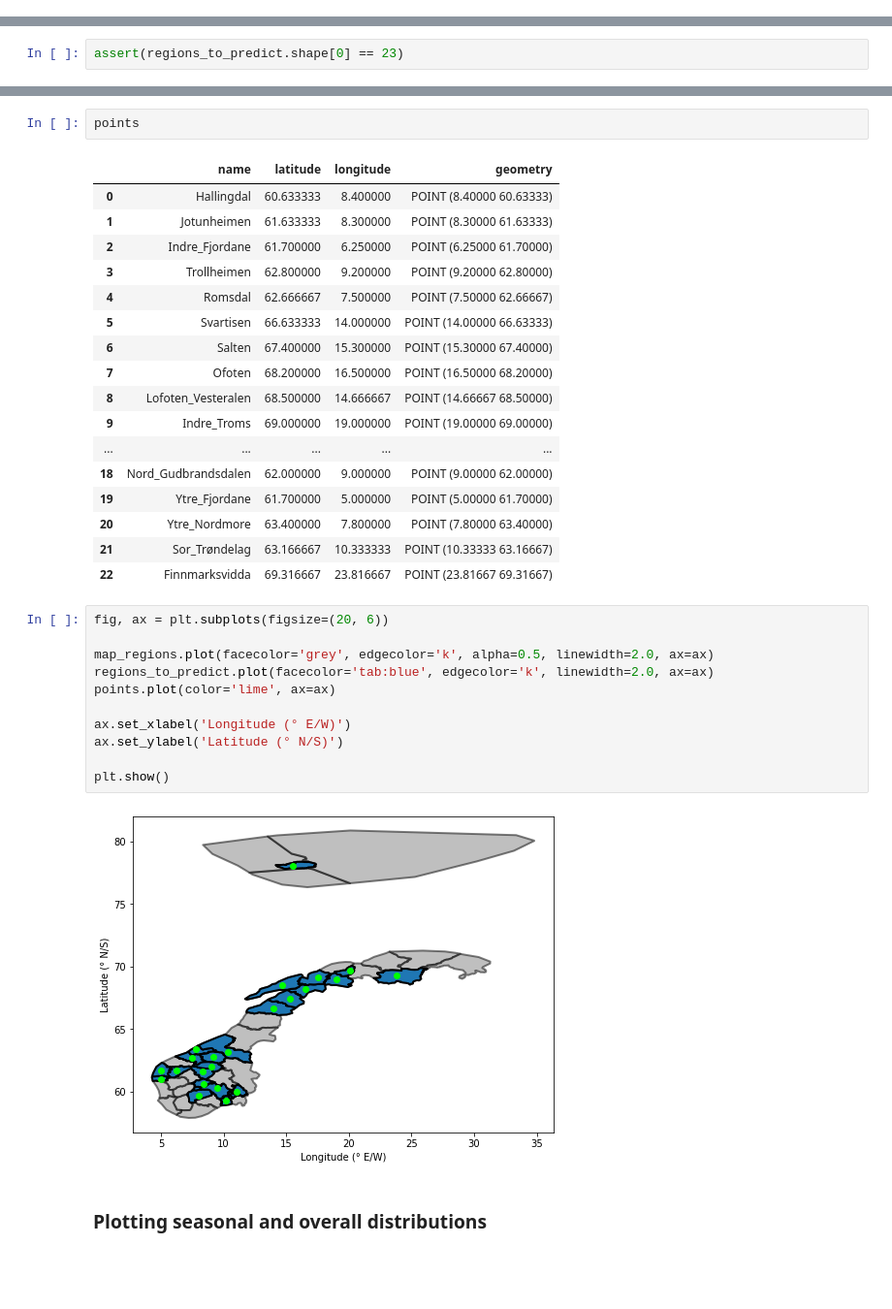
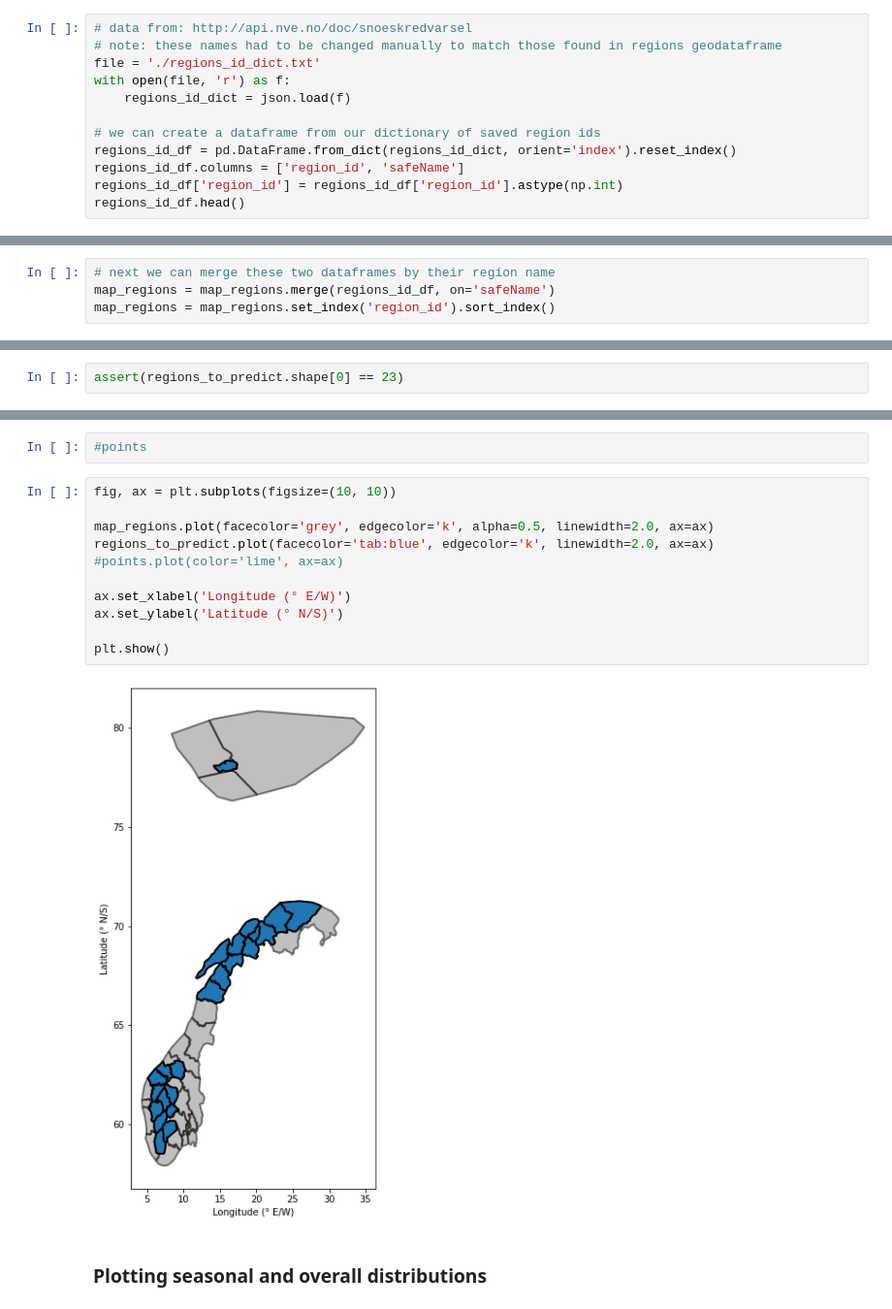
Before and after one commit to NVE/avalanche_ml, a Jupyter notebook: notebooks/analysis/0_distributions.ipynb, the cells around one changed output, grey strips where cells are left out. Shown at 97% size. Cells and saved outputs as stored; diff of their text form; blank space fills up the shorter version.

Commit message:
adding region id dictionary
fixed region id mapping with dictionary, now spatial plots are correct

```diff
--- a/notebooks/analysis/0_distributions.ipynb
+++ b/notebooks/analysis/0_distributions.ipynb
@@ -672,0 +669,12 @@ map_regions.index = new_index
+# %%
+# data from: http://api.nve.no/doc/snoeskredvarsel
+# note: these names had to be changed manually to match those found in regions geodataframe
+file = './regions_id_dict.txt'
+with open(file, 'r') as f:
+    regions_id_dict = json.load(f)
+
+# we can create a dataframe from our dictionary of saved region ids
+regions_id_df = pd.DataFrame.from_dict(regions_id_dict, orient='index').reset_index()
+regions_id_df.columns = ['region_id', 'safeName']
+regions_id_df['region_id'] = regions_id_df['region_id'].astype(np.int)
+regions_id_df.head()
@@ -673,3 +699,7 @@ map_regions.index = new_index
+# %%
+# next we can merge these two dataframes by their region name
+map_regions = map_regions.merge(regions_id_df, on='safeName')
+map_regions = map_regions.set_index('region_id').sort_index()
 # %%
 regions_to_predict = map_regions.loc[regions_list_sub]
 regions_to_predict
@@ -716,36 +753,18 @@ points = gpd.GeoDataFrame(
-# %%
-points
-# %% [output]
-|  | name | latitude | longitude | geometry |
-| 0 | Hallingdal | 60.633333 | 8.400000 | POINT (8.40000 60.63333) |
-| 1 | Jotunheimen | 61.633333 | 8.300000 | POINT (8.30000 61.63333) |
-| 2 | Indre_Fjordane | 61.700000 | 6.250000 | POINT (6.25000 61.70000) |
-| 3 | Trollheimen | 62.800000 | 9.200000 | POINT (9.20000 62.80000) |
-| 4 | Romsdal | 62.666667 | 7.500000 | POINT (7.50000 62.66667) |
-| 5 | Svartisen | 66.633333 | 14.000000 | POINT (14.00000 66.63333) |
-| 6 | Salten | 67.400000 | 15.300000 | POINT (15.30000 67.40000) |
-| 7 | Ofoten | 68.200000 | 16.500000 | POINT (16.50000 68.20000) |
-| 8 | Lofoten_Vesteralen | 68.500000 | 14.666667 | POINT (14.66667 68.50000) |
-| 9 | Indre_Troms | 69.000000 | 19.000000 | POINT (19.00000 69.00000) |
-| ... | ... | ... | ... | ... |
-| 18 | Nord_Gudbrandsdalen | 62.000000 | 9.000000 | POINT (9.00000 62.00000) |
-| 19 | Ytre_Fjordane | 61.700000 | 5.000000 | POINT (5.00000 61.70000) |
-| 20 | Ytre_Nordmore | 63.400000 | 7.800000 | POINT (7.80000 63.40000) |
-| 21 | Sor_Trøndelag | 63.166667 | 10.333333 | POINT (10.33333 63.16667) |
-| 22 | Finnmarksvidda | 69.316667 | 23.816667 | POINT (23.81667 69.31667) |
+# %%
+#points
 # %%
-fig, ax = plt.subplots(figsize=(20, 6))
+fig, ax = plt.subplots(figsize=(10, 10))
 
 map_regions.plot(facecolor='grey', edgecolor='k', alpha=0.5, linewidth=2.0, ax=ax)
 regions_to_predict.plot(facecolor='tab:blue', edgecolor='k', linewidth=2.0, ax=ax)
-points.plot(color='lime', ax=ax)
+#points.plot(color='lime', ax=ax)
 
 ax.set_xlabel('Longitude (° E/W)')
 ax.set_ylabel('Latitude (° N/S)')
 
 plt.show()
 # %% [output]
-[figure, old version]
+[figure, new version]
 # %% [markdown]
 ### Plotting seasonal and overall distributions
 # %%
```
Also changed, not shown: parts of 15 cells of this notebook, 1 other file.
